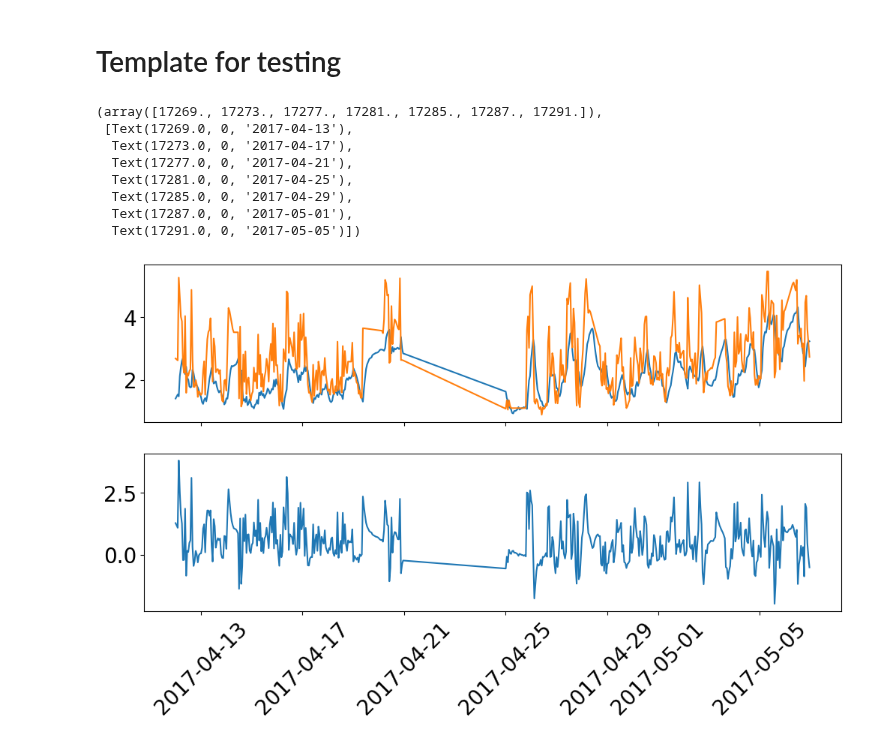
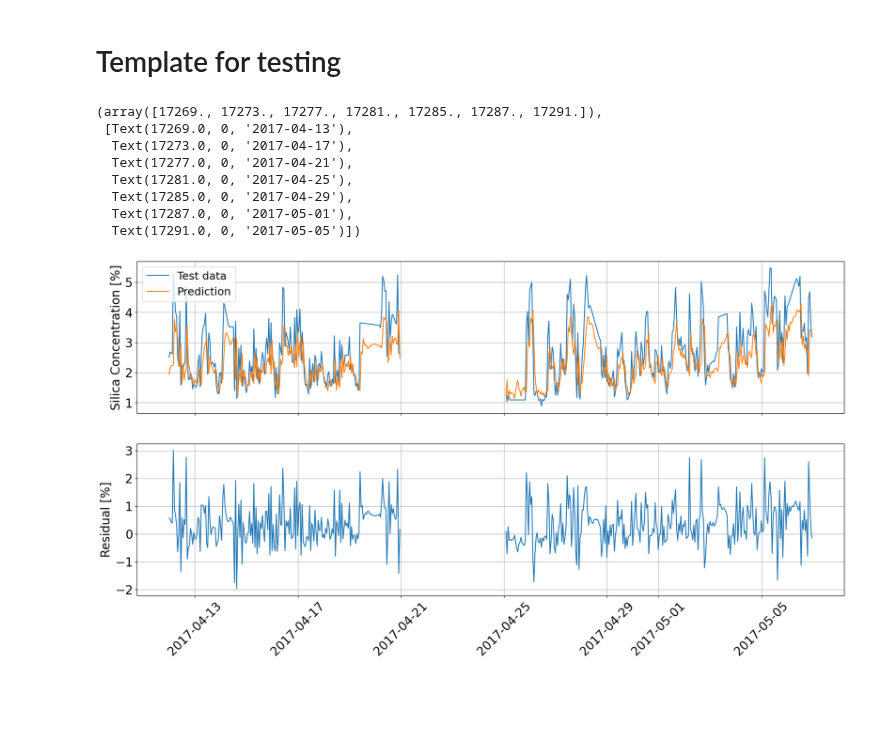
Before and after one commit to PauliAnt/ADAML_PA, a Jupyter notebook: week06_model.ipynb, the cells around one changed output. Saved outputs shown, nothing was run; the diff lists cells and outputs as text; code cells hidden in the pictures; blank space fills up the shorter version.

```diff
--- a/week06_model.ipynb
+++ b/week06_model.ipynb
@@ -165,36 +167,51 @@ plt.xticks(rotation=45)
 ## After choosing No. LVs and variables
 ## X_cal should now only included wanted variables
 
-n_comp = 4 # Replace with best value
+from tkinter import font
+
+
+n_comp = 7 # Replace with best value
 
 scaler = StandardScaler()
 
 X_cal_norm = scaler.fit_transform(X_cal) # this saves mean and std to scaler
 
 model = PLSRegression(n_components=n_comp)
 
 model.fit(X_cal_norm,Y_cal) # Calculate pls model for calibration data
 
 ## predict
 
 X_test_norm = scaler.transform(X_test) # this uses previously computed mean and std
 Y_pred = model.predict(X_test_norm) # Calculate test data with precalculated model
 
+df_test = pd.DataFrame({'Y_true':Y_test,'Y_pred':Y_pred},index=Y_test.index)
+
 # model parameters can be accessed for example
 loadings = model.x_loadings_
 
-fig,axes = plt.subplots(2,1,sharex=True,figsize=(12,6))
-axes[0].plot(Y_test.index,Y_pred)
-axes[0].plot(Y_test)
-axes[1].plot(Y_test.index,Y_test-Y_pred)
+
+df_test.loc['201704250000':'201704250100'] = pd.NA
+
+
+
+fig,axes = plt.subplots(2,1,sharex=True,figsize=(21,10))
+axes[0].plot(df_test['Y_true'],label='Test data')
+axes[0].plot(df_test['Y_pred'],label='Prediction')
+axes[1].plot(df_test['Y_true']-df_test['Y_pred'])
+axes[0].grid(True)
+axes[1].grid(True)
+axes[1].set_ylabel('Residual [%]',fontsize=AXISFONT)
+axes[0].set_ylabel('Silica Concentration [%]',fontsize=AXISFONT)
+axes[0].legend(fontsize=LEGENDFONT)
 plt.xticks(rotation=45)
 # %% [output]
 (array([17269., 17273., 17277., 17281., 17285., 17287., 17291.]),
  [Text(17269.0, 0, '2017-04-13'),
   Text(17273.0, 0, '2017-04-17'),
   Text(17277.0, 0, '2017-04-21'),
   Text(17281.0, 0, '2017-04-25'),
   Text(17285.0, 0, '2017-04-29'),
   Text(17287.0, 0, '2017-05-01'),
   Text(17291.0, 0, '2017-05-05')])
-[figure, old version]
+[figure, new version]
```
Also changed, not shown: parts of 3 cells of this notebook, 2 other files.
